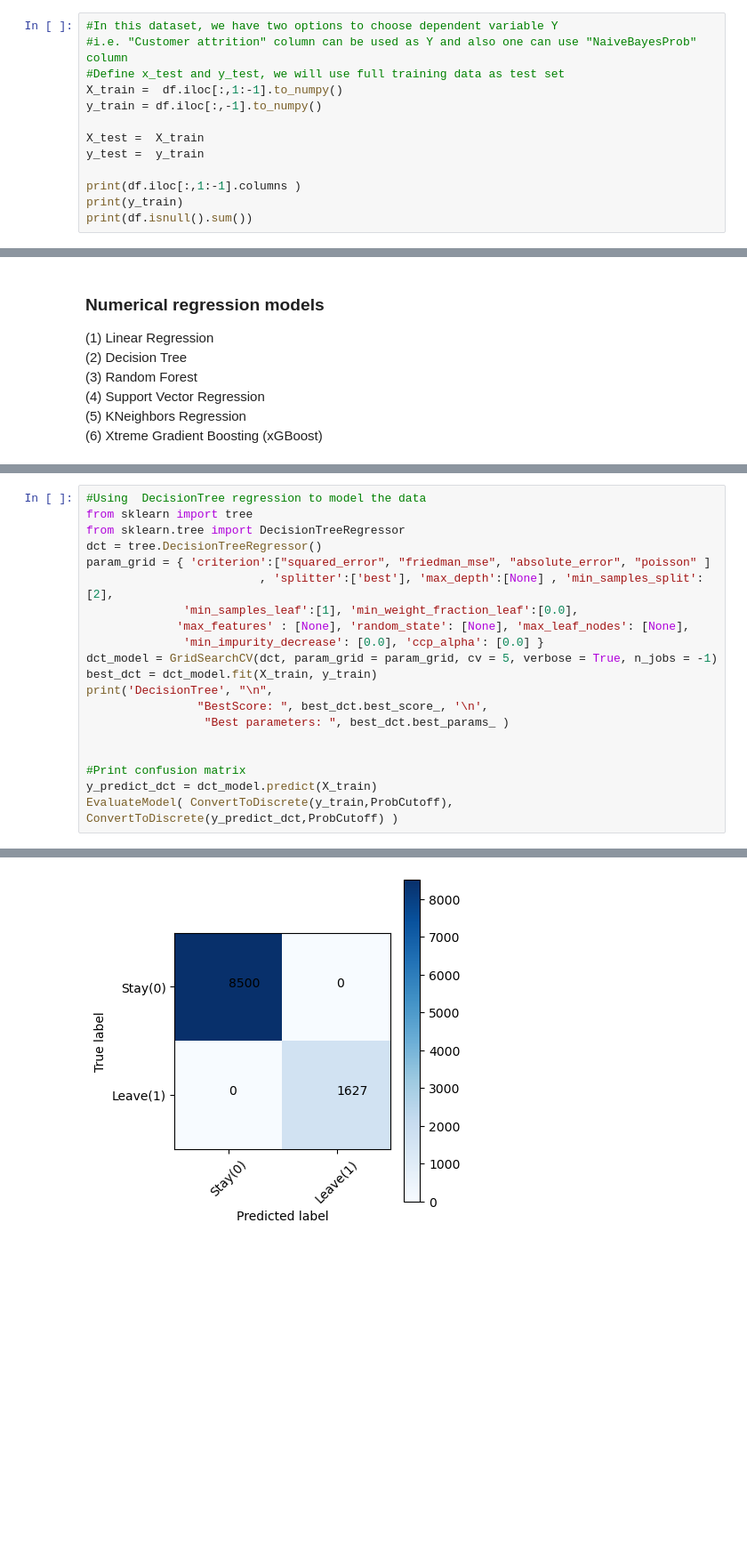
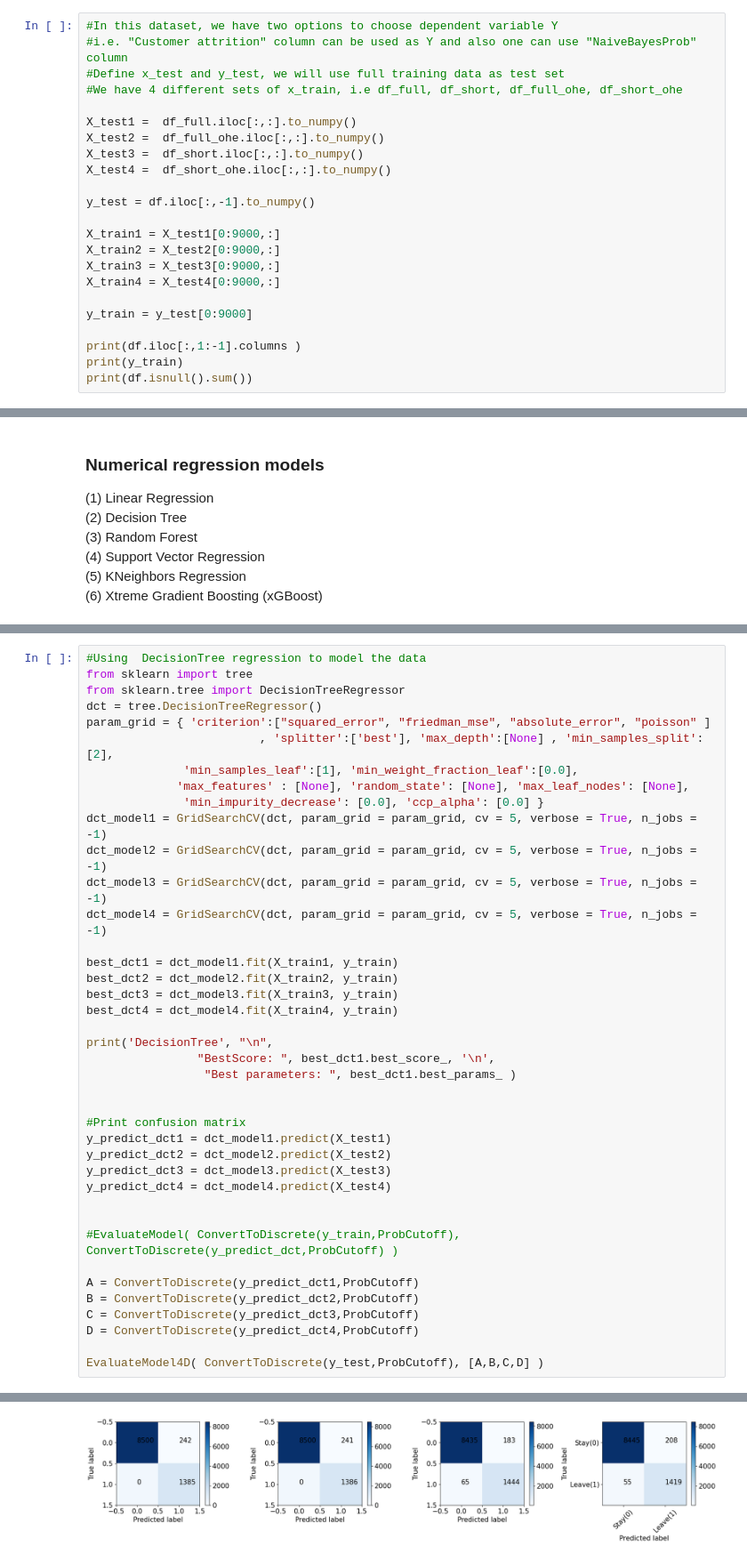
Before and after one commit to amitkr2410/MachineLearning, a Jupyter notebook: BankCreditCardChurn/CustomerChurn.ipynb, the cells around one changed output, grey strips where cells are left out. Shown at 89% size. Saved outputs shown, nothing was run; the diff lists cells and outputs as text; blank space fills up the shorter version.

```diff
--- a/BankCreditCardChurn/CustomerChurn.ipynb
+++ b/BankCreditCardChurn/CustomerChurn.ipynb
@@ -308,11 +461,21 @@ df.head()
 #In this dataset, we have two options to choose dependent variable Y
 #i.e. "Customer attrition" column can be used as Y and also one can use "NaiveBayesProb" column
 #Define x_test and y_test, we will use full training data as test set
-X_train =  df.iloc[:,1:-1].to_numpy()
-y_train = df.iloc[:,-1].to_numpy()
+#We have 4 different sets of x_train, i.e df_full, df_short, df_full_ohe, df_short_ohe
 
-X_test =  X_train
-y_test =  y_train
+X_test1 =  df_full.iloc[:,:].to_numpy()
+X_test2 =  df_full_ohe.iloc[:,:].to_numpy()
+X_test3 =  df_short.iloc[:,:].to_numpy()
+X_test4 =  df_short_ohe.iloc[:,:].to_numpy()
+
+y_test = df.iloc[:,-1].to_numpy()
+
+X_train1 = X_test1[0:9000,:]
+X_train2 = X_test2[0:9000,:]
+X_train3 = X_test3[0:9000,:]
+X_train4 = X_test4[0:9000,:]
+
+y_train = y_test[0:9000]
 
 print(df.iloc[:,1:-1].columns )
 print(y_train)
@@ -457,14 +701,34 @@ param_grid = { 'criterion':["squared_error", "friedman_mse", "absolute_error", "
               'min_samples_leaf':[1], 'min_weight_fraction_leaf':[0.0],
              'max_features' : [None], 'random_state': [None], 'max_leaf_nodes': [None],
               'min_impurity_decrease': [0.0], 'ccp_alpha': [0.0] }
-dct_model = GridSearchCV(dct, param_grid = param_grid, cv = 5, verbose = True, n_jobs = -1)
-best_dct = dct_model.fit(X_train, y_train)
+dct_model1 = GridSearchCV(dct, param_grid = param_grid, cv = 5, verbose = True, n_jobs = -1)
+dct_model2 = GridSearchCV(dct, param_grid = param_grid, cv = 5, verbose = True, n_jobs = -1)
+dct_model3 = GridSearchCV(dct, param_grid = param_grid, cv = 5, verbose = True, n_jobs = -1)
+dct_model4 = GridSearchCV(dct, param_grid = param_grid, cv = 5, verbose = True, n_jobs = -1)
+
+best_dct1 = dct_model1.fit(X_train1, y_train)
+best_dct2 = dct_model2.fit(X_train2, y_train)
+best_dct3 = dct_model3.fit(X_train3, y_train)
+best_dct4 = dct_model4.fit(X_train4, y_train)
+
 print('DecisionTree', "\n",
-                "BestScore: ", best_dct.best_score_, '\n',
-                 "Best parameters: ", best_dct.best_params_ )
+                "BestScore: ", best_dct1.best_score_, '\n',
+                 "Best parameters: ", best_dct1.best_params_ )
 
 
 #Print confusion matrix
-y_predict_dct = dct_model.predict(X_train)
-EvaluateModel( ConvertToDiscrete(y_train,ProbCutoff), ConvertToDiscrete(y_predict_dct,ProbCutoff) )
+y_predict_dct1 = dct_model1.predict(X_test1)
+y_predict_dct2 = dct_model2.predict(X_test2)
+y_predict_dct3 = dct_model3.predict(X_test3)
+y_predict_dct4 = dct_model4.predict(X_test4)
+
+
+#EvaluateModel( ConvertToDiscrete(y_train,ProbCutoff), ConvertToDiscrete(y_predict_dct,ProbCutoff) )
+
+A = ConvertToDiscrete(y_predict_dct1,ProbCutoff)
+B = ConvertToDiscrete(y_predict_dct2,ProbCutoff)
+C = ConvertToDiscrete(y_predict_dct3,ProbCutoff)
+D = ConvertToDiscrete(y_predict_dct4,ProbCutoff)
+
+EvaluateModel4D( ConvertToDiscrete(y_test,ProbCutoff), [A,B,C,D] )
 # %% [output]
@@ -486,4 +752,4 @@ weighted avg       1.00      1.00      1.00     10127
-[figure, old version]
+[figure, new version]
 # %%
 #Using  RandomForest  regression to model the data
 from sklearn import ensemble
```
Also changed, not shown: parts of 20 cells of this notebook.
